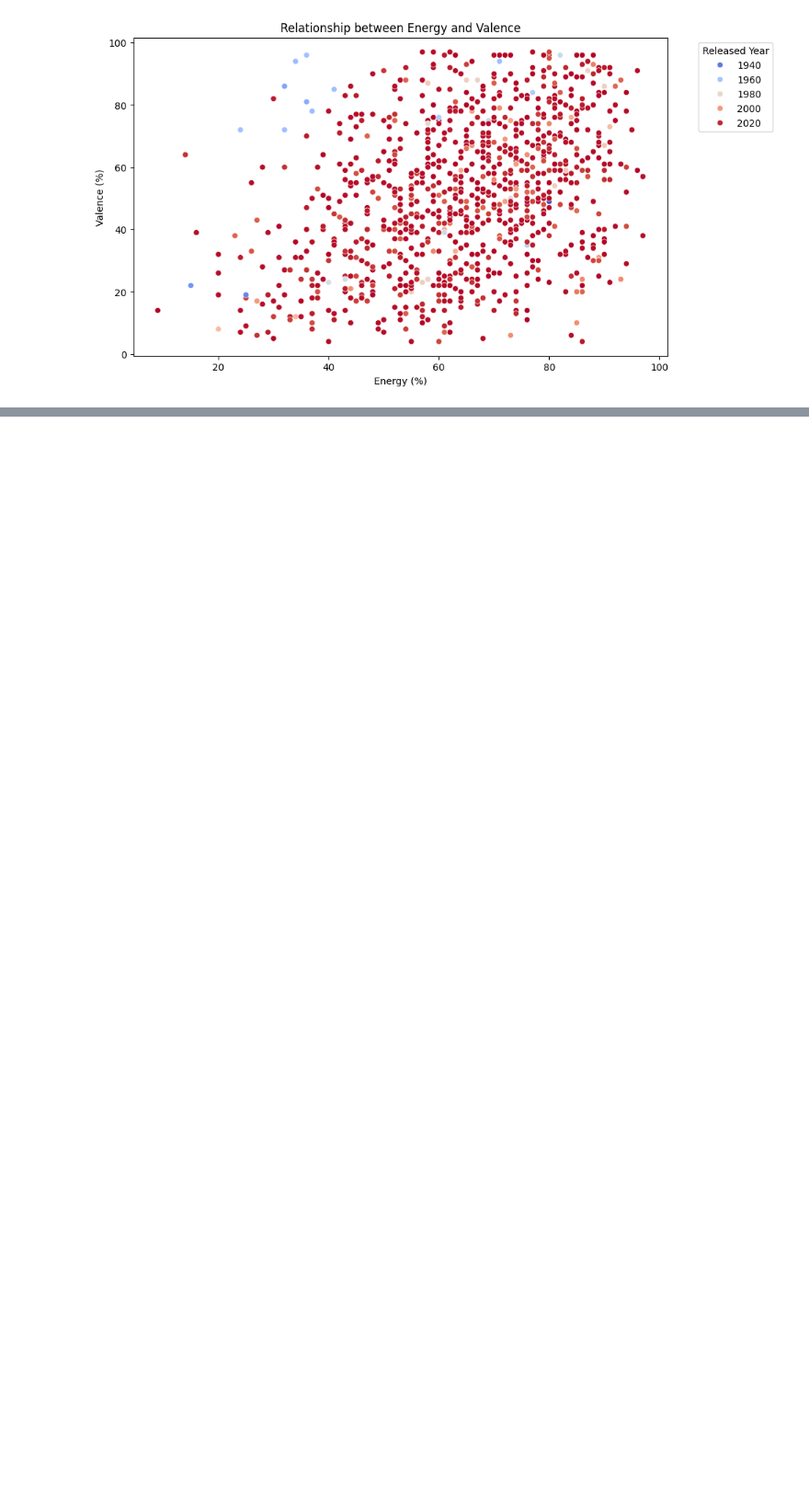
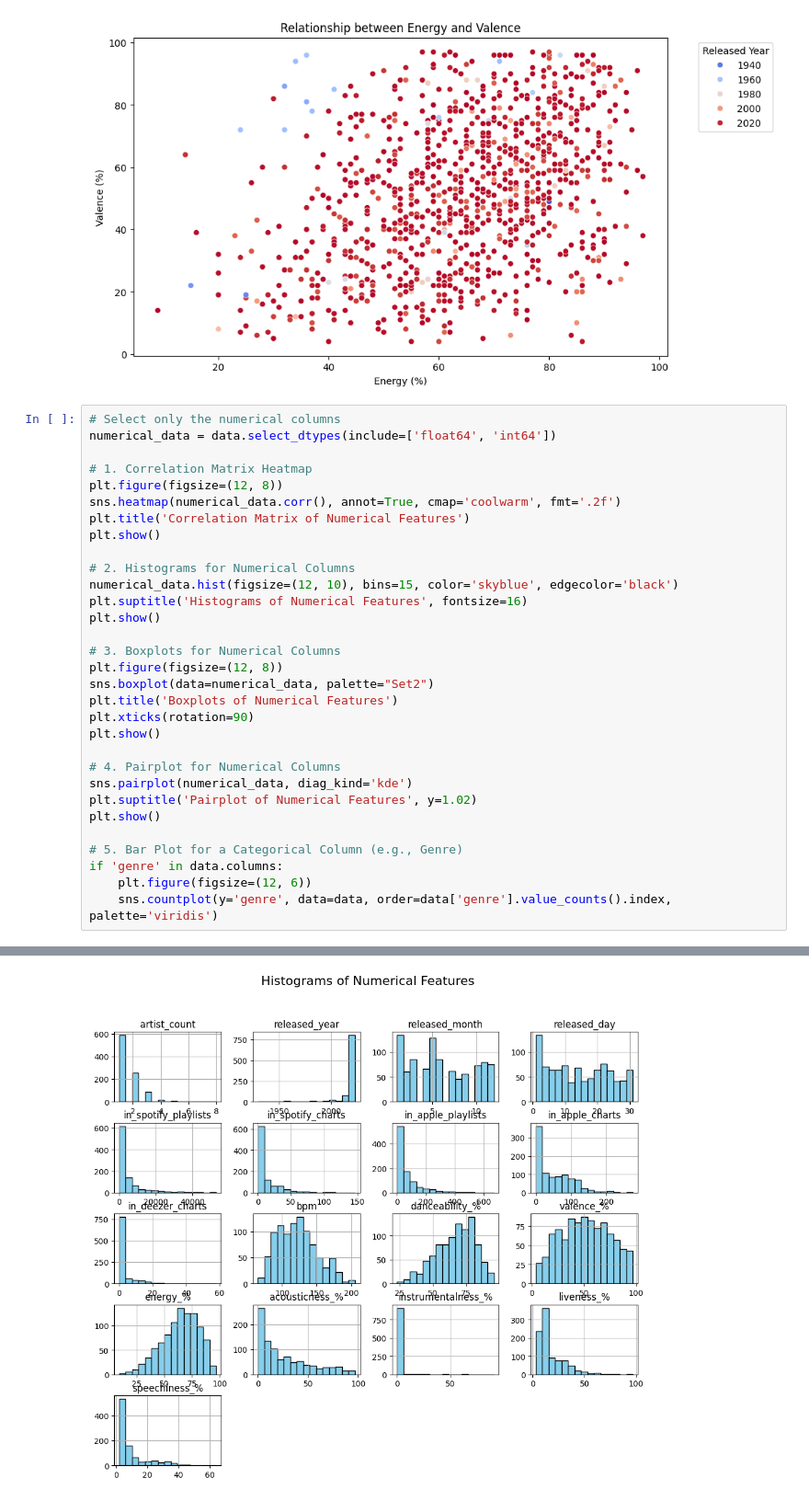
Before and after one commit to abdelhadi16/formation--ai-, a Jupyter notebook: spotify.ipynb, the cells around one changed output, grey strips where cells are left out. Shown at 92% size. Saved outputs shown, nothing was run; the diff lists cells and outputs as text; blank space fills up the shorter version.

```diff
--- a/spotify.ipynb
+++ b/spotify.ipynb
@@ -234,3 +234,35 @@ Passing `palette` without assigning `hue` is deprecated and will be removed in v
 [figure]
 [figure]
 [figure]
+# %%
+# Select only the numerical columns
+numerical_data = data.select_dtypes(include=['float64', 'int64'])
+
+# 1. Correlation Matrix Heatmap
+plt.figure(figsize=(12, 8))
+sns.heatmap(numerical_data.corr(), annot=True, cmap='coolwarm', fmt='.2f')
+plt.title('Correlation Matrix of Numerical Features')
+plt.show()
+
+# 2. Histograms for Numerical Columns
+numerical_data.hist(figsize=(12, 10), bins=15, color='skyblue', edgecolor='black')
+plt.suptitle('Histograms of Numerical Features', fontsize=16)
+plt.show()
+
+# 3. Boxplots for Numerical Columns
+plt.figure(figsize=(12, 8))
+sns.boxplot(data=numerical_data, palette="Set2")
+plt.title('Boxplots of Numerical Features')
+plt.xticks(rotation=90)
+plt.show()
+
+# 4. Pairplot for Numerical Columns
+sns.pairplot(numerical_data, diag_kind='kde')
+plt.suptitle('Pairplot of Numerical Features', y=1.02)
+plt.show()
+
+# 5. Bar Plot for a Categorical Column (e.g., Genre)
+if 'genre' in data.columns:
+    plt.figure(figsize=(12, 6))
+    sns.countplot(y='genre', data=data, order=data['genre'].value_counts().index, palette='viridis')
+# %% [output]
@@ -236,0 +270 @@ Passing `palette` without assigning `hue` is deprecated and will be removed in v
+[figure, added]
```
Also changed, not shown: parts of 1 cell of this notebook.
